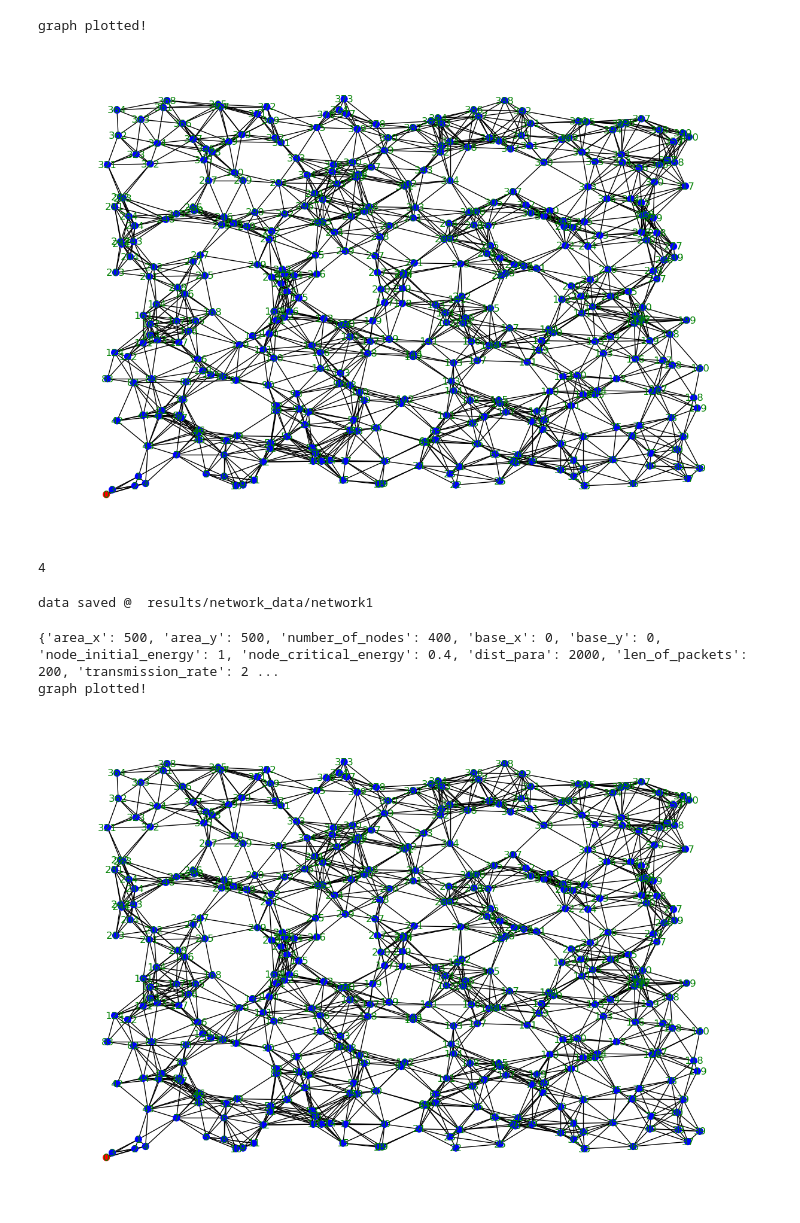
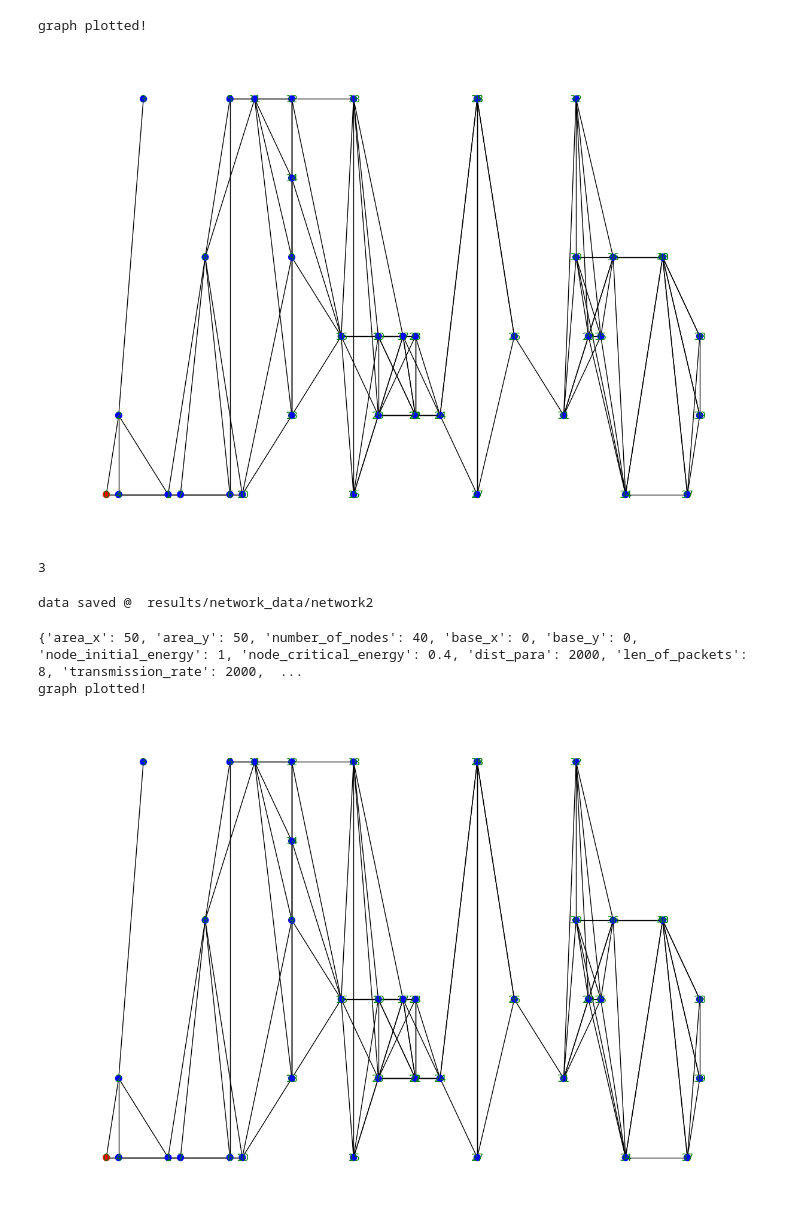
Before and after one commit to sanyam-dev/Wireless_Sensor_Network, a Jupyter notebook: graph_notebook.ipynb, the cells around one changed output. Drawn from its saved outputs; the diff is of its cells as text; code cells hidden in the pictures.

```diff
--- a/graph_notebook.ipynb
+++ b/graph_notebook.ipynb
@@ -3,19 +3,19 @@ import networkx
 from network import *
 from node import *
 # %%
-net = network(500, 500, 400, 0, 0)
+net = network(50, 50, 40, 0, 0)
 net.initialise_nodes(1, 0.4)
-net.set_parameters(2000, 200, 2000, 3*1e8, 50)
+net.set_parameters(2000, 8, 2000, 3*1e8, 5)
 net.set_nxg()
 net.show_graph()
 print(len(net.nxg[0]))
 # %% [output]
 graph plotted!
-[figure, old version]
+[figure, new version]
-4
+3
 # %%
-path = "results/network_data/network1"
+path = "results/network_data/network2"
 net.save_network(path)
 # %% [output]
-data saved @  results/network_data/network1
+data saved @  results/network_data/network2
 # %%
@@ -25,14 +25,14 @@ graph_data['params']['node_initial_energy'] = 1
 graph_data['params']['node_critical_energy'] = 0.4
 np.save(graph_data_npy, graph_data)
 # %%
-test_net = network(500, 500, 400, 0, 0)
+test_net = network(100, 100, 80, 0, 0)
 x, y, graph_data = test_net.load_network_topology(graph_data_npy)
 test_net.set_nxg_from_npy(graph_data)
 test_net.show_graph()
 # %% [output]
-{'area_x': 500, 'area_y': 500, 'number_of_nodes': 400, 'base_x': 0, 'base_y': 0, 'node_initial_energy': 1, 'node_critical_energy': 0.4, 'dist_para': 2000, 'len_of_packets': 200, 'transmission_rate': 2 ...
+{'area_x': 50, 'area_y': 50, 'number_of_nodes': 40, 'base_x': 0, 'base_y': 0, 'node_initial_energy': 1, 'node_critical_energy': 0.4, 'dist_para': 2000, 'len_of_packets': 8, 'transmission_rate': 2000,  ...
 graph plotted!
-[figure, old version]
+[figure, new version]
 # %%
 # %% [output]
 [(1, 0),
```
Also changed, not shown: parts of 1 cell of this notebook, 8 other files.
